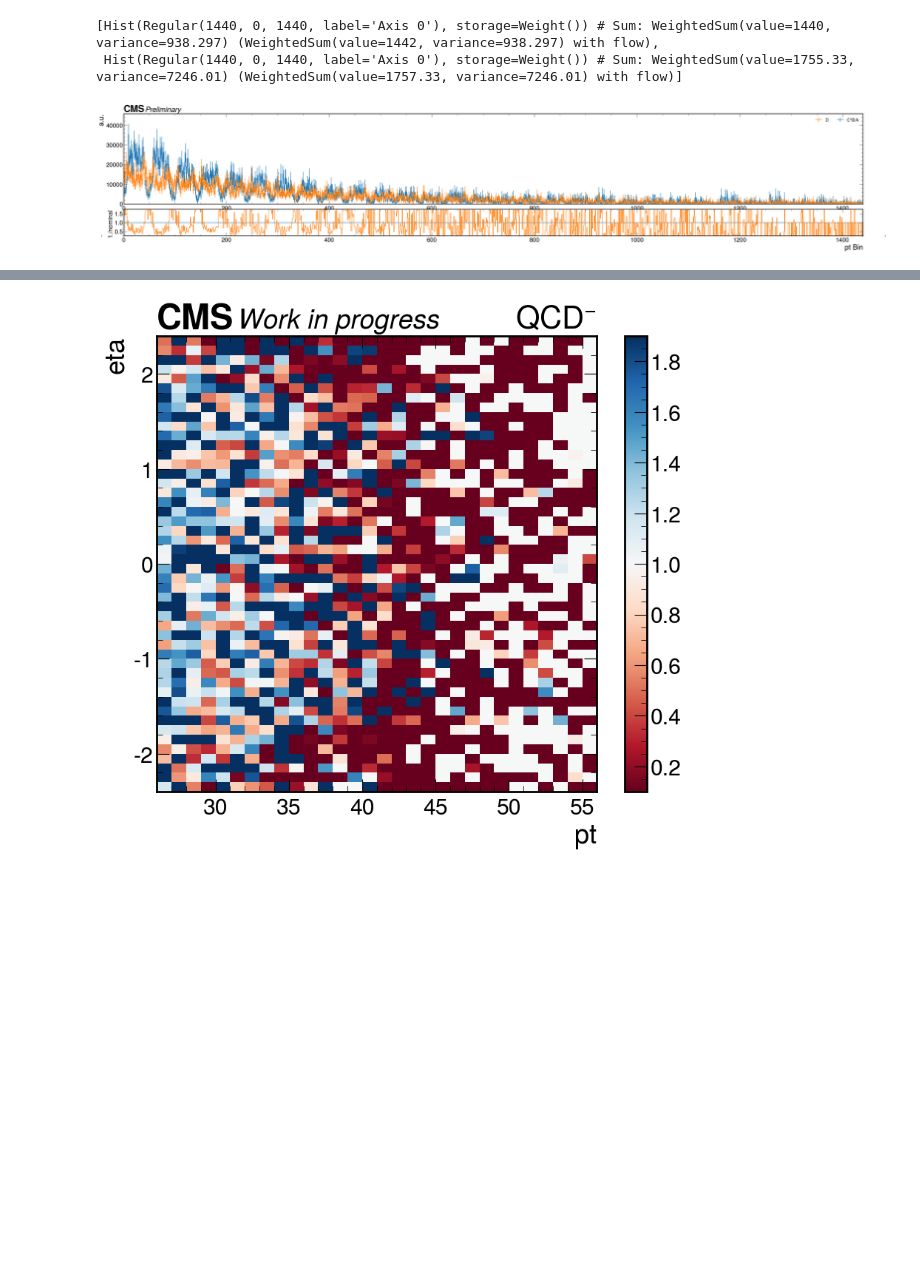
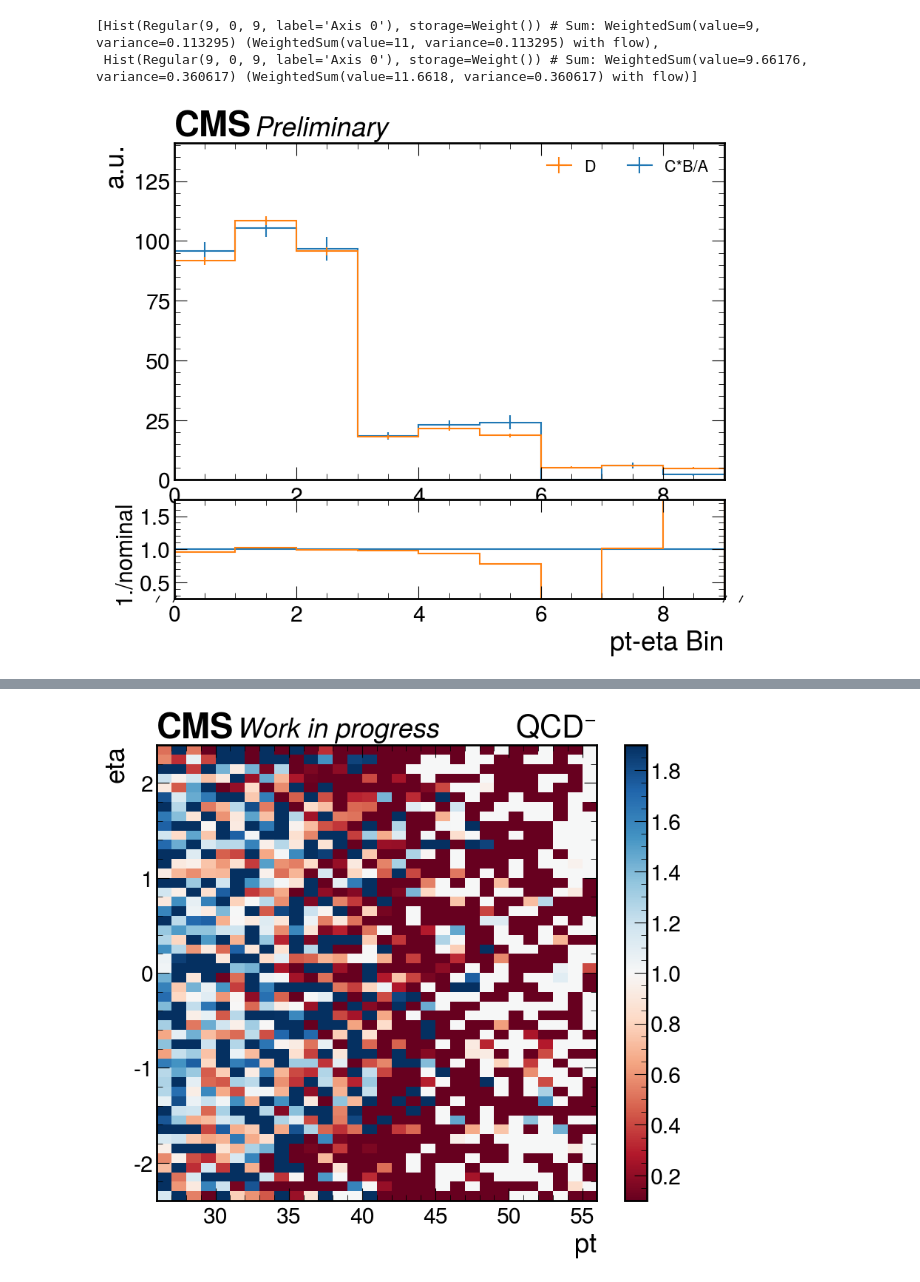
Before and after one commit to rubenforti/WRemnants, a Jupyter notebook: notebooks/closureFakes.ipynb, the cells around one changed output, grey strips where cells are left out. Drawn from its saved outputs; the diff is of its cells as text; code cells hidden in the pictures; blank space fills up the shorter version.

```diff
--- a/notebooks/closureFakes.ipynb
+++ b/notebooks/closureFakes.ipynb
@@ -23,5 +29,4 @@ histograms = "/eos/user/c/cmsmwbot/ScheduledBuilds/999d40bf-8eb7-4e04-9684-afa68
 # %%
+histograms = "/scratch/dwalter/results_histmaker/240119_AllQCDMC/mw_with_mu_eta_pt_dPhiMuonMetCut.hdf5"
 res, meta, _ = input_tools.read_infile(histograms)
+hQCD = load("")
-# %%
-# load histograms
-hQCD = res["QCDmuEnrichPt15PostVFP"]["output"]["nominal"].get()
@@ -28,5 +58,5 @@ hQCD = res["QCDmuEnrichPt15PostVFP"]["output"]["nominal"].get()
 # %%
-hQCDFake = sel.fakeHistABCD(hQCD, fakerate_integration_axes=["eta","charge"])
+hQCDFake = sel.fakeHistABCD(hQCD)#, fakerate_integration_axes=["eta"])
 hQCDSig = sel.signalHistWmass(hQCD)
 # %%
 hQCDFake_pt = hQCDFake.project("pt")
@@ -131,3 +168,25 @@ def plot(hss, labels, linestyles=None, h1ds_nom=None, ratio=True, flow=False, sh
     plot_tools.save_pdf_and_png(output_dir, f"closure_fakes_{name}")
 
     return hr
+# %%
+hists = [hQCD15To20, hQCD20To30, hQCD30To50, hQCD50To80, hQCD80To120, hQCD120To170,
+         hQCD170To300, hQCD300To470, hQCD470To600, hQCD600To800, hQCD800To1000, hQCD1000]
+labels = ["hQCD15To20", "hQCD20To30", "hQCD30To50", "hQCD50To80", "hQCD80To120", "hQCD120To17",
+         "hQCD170To300", "hQCD300To470", "hQCD470To600", "hQCD600To800", "hQCD800To1000", "hQCD1000"]
+
+hists_sum = hh.sumHists(hists)#.project("pt")
+
+
+hist_sumall = hh.sumHists([*hists, hQCD])#.project("pt")
+hQCD = hh.scaleHist(hist_sumall, 0.5)
+print(f"Sum(all) = {hist_sumall.sum()}")
+
+labels.append("Sum")
+
+labels.append("Inclusive")
+hists_pt = [h.project("pt") for h in [*hists, hists_sum, hQCD]]
+
+for l, h in zip(labels, hists_pt):
+    print(f"Sum({l}) = {h.sum()}")
+
+hratio = plot(hists_pt, labels, name="QCDPt5", fit=False, ratio=False)
@@ -208,10 +312,17 @@ def unrolledHist(h, obs=['pt', 'eta']):
     newh[...] = np.ravel(h.project(*obs))
     return newh
 # %%
-vars = "pt","eta"
+vars = ["pt","eta"]
 h1ds = [unrolledHist(h, obs=vars) if len(vars) > 1 else h.project(*vars) for h in [hQCDFake, hQCDSig]]
-plot(h1ds, ["C*B/A", "D"], name="QCD", fit=False)
+plot(h1ds, ["C*B/A", "D"], name="QCD_pt_eta", fit=False, vars=vars)
+
+hQCD_DC = hh.divideHists(hQCD_D, hQCD_C)
+hQCD_BA = hh.divideHists(hQCD_B, hQCD_A)
+
+h1ds = [unrolledHist(h, obs=vars) if len(vars) > 1 else h.project(*vars) for h in [hQCD_DC, hQCD_BA]]
+
+plot(h1ds, ["D/C", "B/A"], name="QCD_pt_eta_ratios", fit=False, vars=vars)
 # %% [output]
-[Hist(Regular(1440, 0, 1440, label='Axis 0'), storage=Weight()) # Sum: WeightedSum(value=1440, variance=938.297) (WeightedSum(value=1442, variance=938.297) with flow),
- Hist(Regular(1440, 0, 1440, label='Axis 0'), storage=Weight()) # Sum: WeightedSum(value=1755.33, variance=7246.01) (WeightedSum(value=1757.33, variance=7246.01) with flow)]
+[Hist(Regular(9, 0, 9, label='Axis 0'), storage=Weight()) # Sum: WeightedSum(value=9, variance=0.113295) (WeightedSum(value=11, variance=0.113295) with flow),
+ Hist(Regular(9, 0, 9, label='Axis 0'), storage=Weight()) # Sum: WeightedSum(value=9.66176, variance=0.360617) (WeightedSum(value=11.6618, variance=0.360617) with flow)]
-[figure, old version]
+[figure, new version]
```
Also changed, not shown: parts of 16 cells of this notebook, 2 other files.
